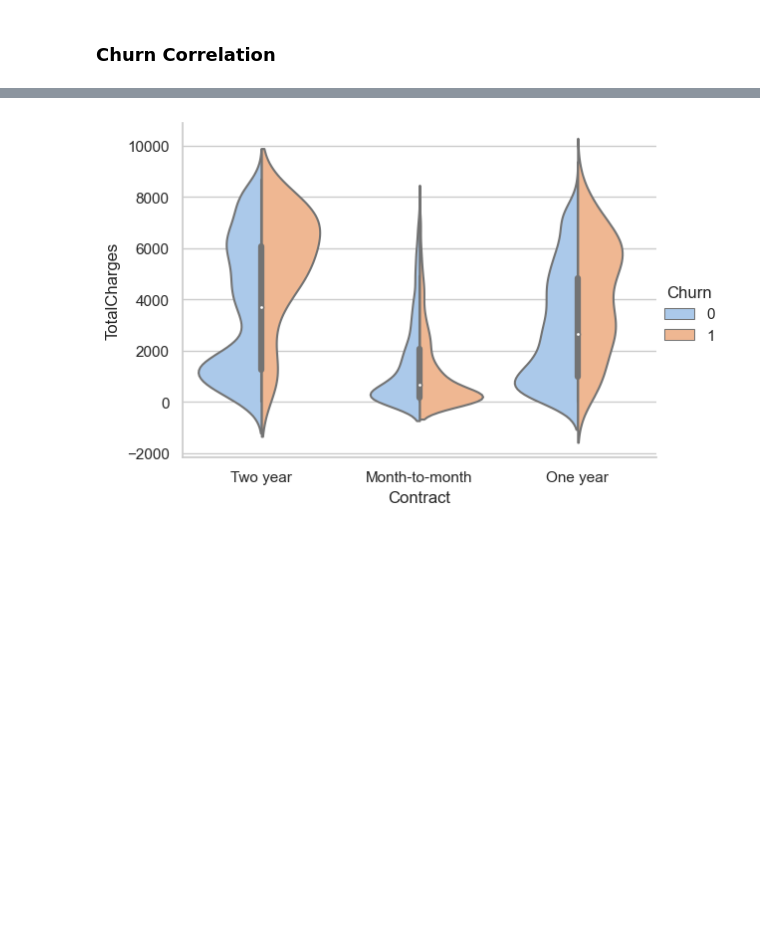
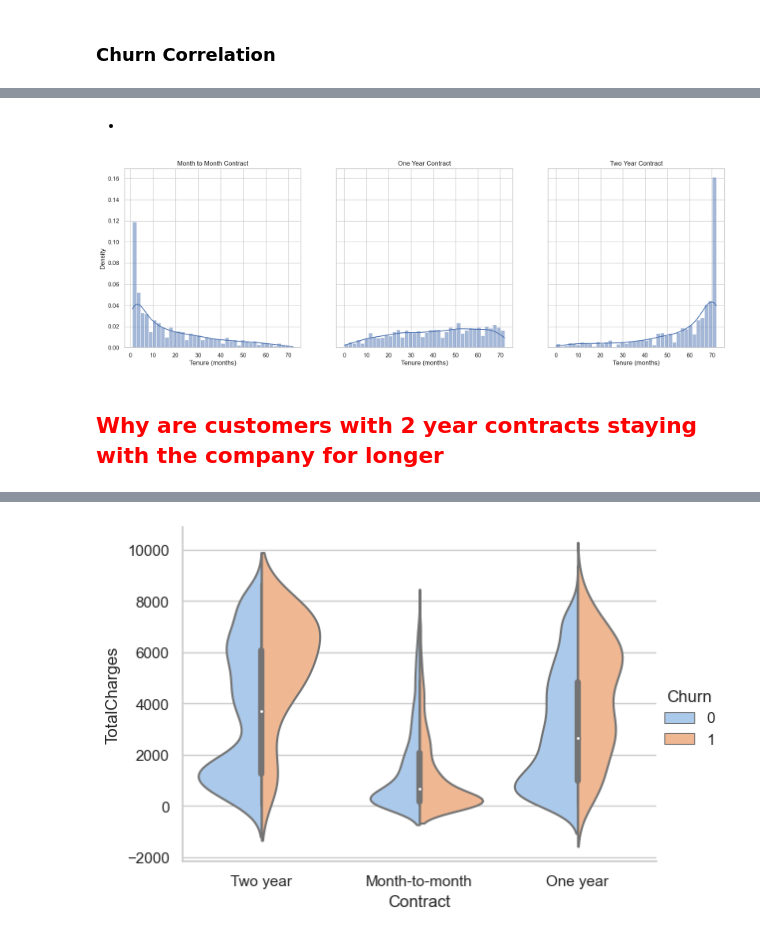
Before and after one commit to dominik117/telcom-churn-case-study, a Jupyter notebook: notebooks/dominik_telecom.ipynb, the cells around one changed output, grey strips where cells are left out. Cells and saved outputs as stored; diff of their text form; code cells hidden in the pictures; blank space fills up the shorter version.

```diff
--- a/notebooks/dominik_telecom.ipynb
+++ b/notebooks/dominik_telecom.ipynb
@@ -101,0 +130,28 @@ plt.axvspan(41.5, 46.5, facecolor='g', alpha=0.5);
+# %% [markdown]
+-
+# %%
+import warnings
+warnings.simplefilter("ignore", FutureWarning)
+
+fig, (ax1,ax2,ax3) = plt.subplots(nrows=1, ncols=3, sharey = True, figsize = (20,6))
+
+ax = sns.histplot(df[df['Contract']=='Month-to-month']['tenure'], kde=True, stat="density", bins=40, ax=ax1)
+ax.set_ylabel('Density')
+ax.set_xlabel('Tenure (months)')
+ax.set_title('Month to Month Contract')
+
+ax = sns.histplot(df[df['Contract']=='One year']['tenure'], kde=True, stat="density", bins=40, ax=ax2)
+ax.set_xlabel('Tenure (months)')
+ax.set_title('One Year Contract')
+
+ax = sns.histplot(df[df['Contract']=='Two year']['tenure'], kde=True, stat="density",bins=40, ax=ax3)
+ax.set_xlabel('Tenure (months)')
+ax.set_title('Two Year Contract');
+# %% [output]
+[figure, added]
+# %% [markdown]
+<h2 style="color:red;">
+Why are customers with 2 year contracts staying with the company for longer
+
+
+</h2>
```
Also changed, not shown: parts of 12 cells of this notebook.
